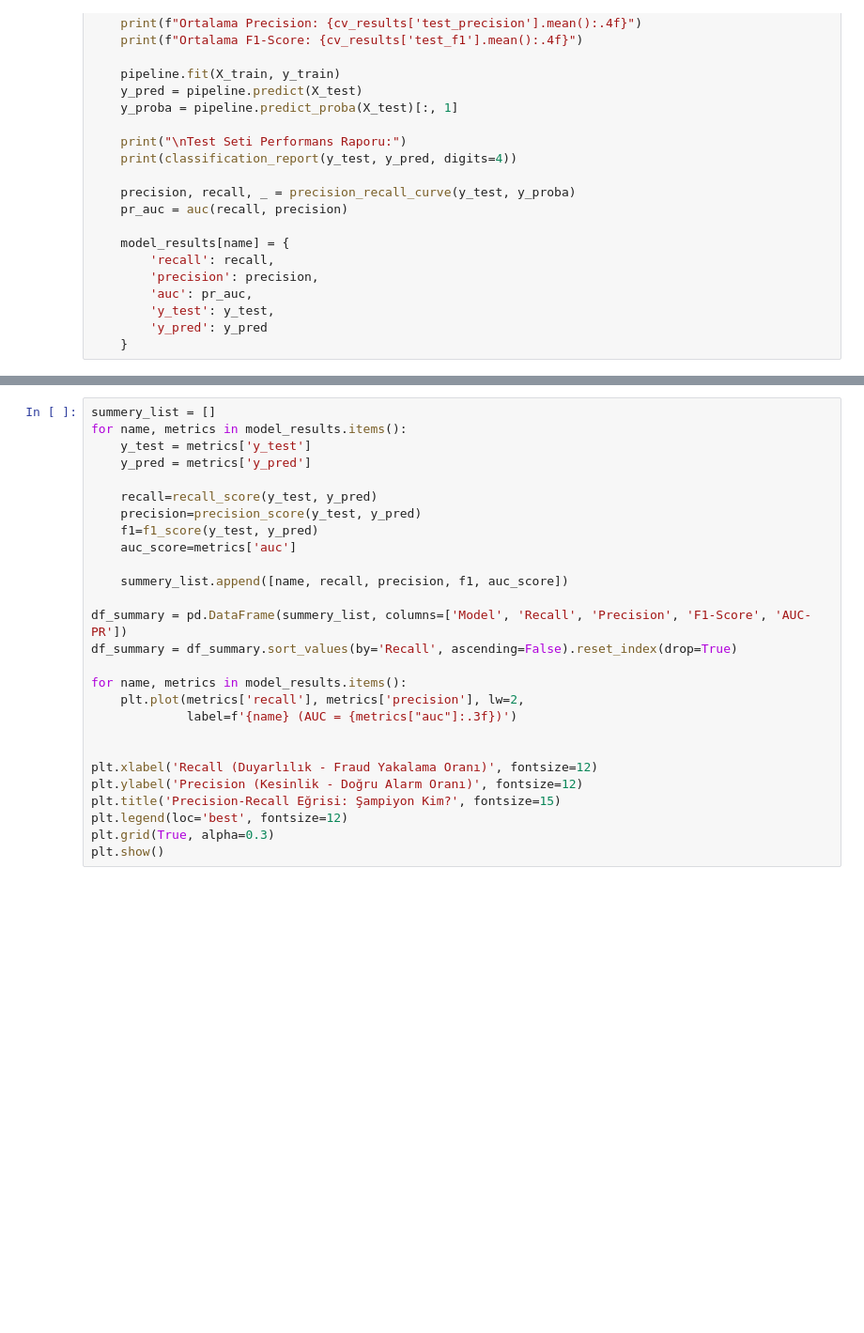
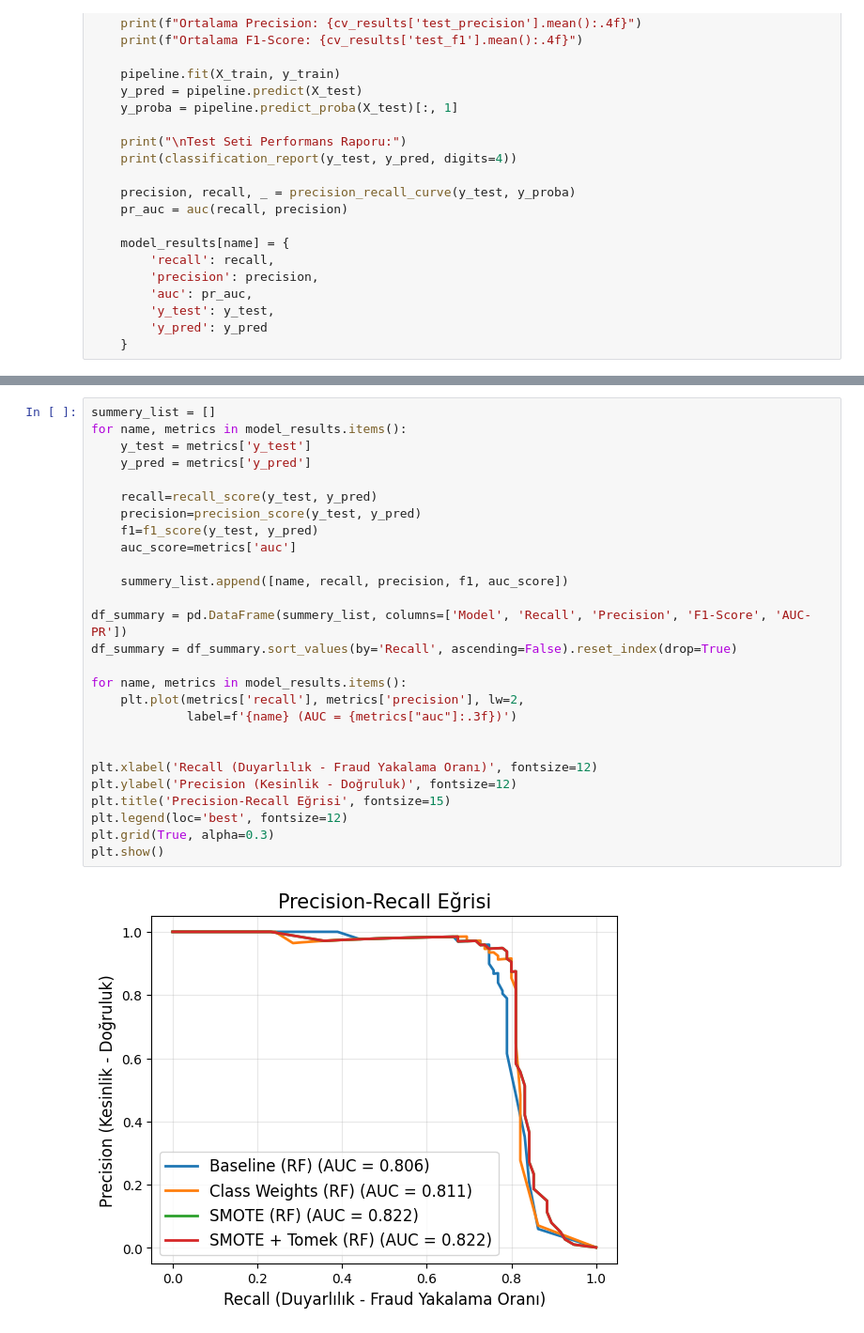
Before and after one commit to sametcsk/credit-card-fraud-smote-analysis, a Jupyter notebook: kredi_kart.ipynb, the cells around one changed output, grey strips where cells are left out. Shown at 94% size. Drawn from its saved outputs; the diff is of its cells as text; blank space fills up the shorter version.

```diff
--- a/kredi_kart.ipynb
+++ b/kredi_kart.ipynb
@@ -144,27 +236,29 @@ run_model_scenario(pipe_st, X_train_scaled, y_train, X_test_scaled, y_test, "SMO
 # %%
 summery_list = []
 for name, metrics in model_results.items():
     y_test = metrics['y_test']
     y_pred = metrics['y_pred']
 
     recall=recall_score(y_test, y_pred)
     precision=precision_score(y_test, y_pred)
     f1=f1_score(y_test, y_pred)
     auc_score=metrics['auc']
 
     summery_list.append([name, recall, precision, f1, auc_score])
 
 df_summary = pd.DataFrame(summery_list, columns=['Model', 'Recall', 'Precision', 'F1-Score', 'AUC-PR'])
 df_summary = df_summary.sort_values(by='Recall', ascending=False).reset_index(drop=True)
 
 for name, metrics in model_results.items():
     plt.plot(metrics['recall'], metrics['precision'], lw=2,
              label=f'{name} (AUC = {metrics["auc"]:.3f})')
 
 
 plt.xlabel('Recall (Duyarlılık - Fraud Yakalama Oranı)', fontsize=12)
-plt.ylabel('Precision (Kesinlik - Doğru Alarm Oranı)', fontsize=12)
-plt.title('Precision-Recall Eğrisi: Şampiyon Kim?', fontsize=15)
+plt.ylabel('Precision (Kesinlik - Doğruluk)', fontsize=12)
+plt.title('Precision-Recall Eğrisi', fontsize=15)
 plt.legend(loc='best', fontsize=12)
 plt.grid(True, alpha=0.3)
 plt.show()
+# %% [output]
+[figure, added]
```
Also changed, not shown: parts of 11 cells of this notebook.
